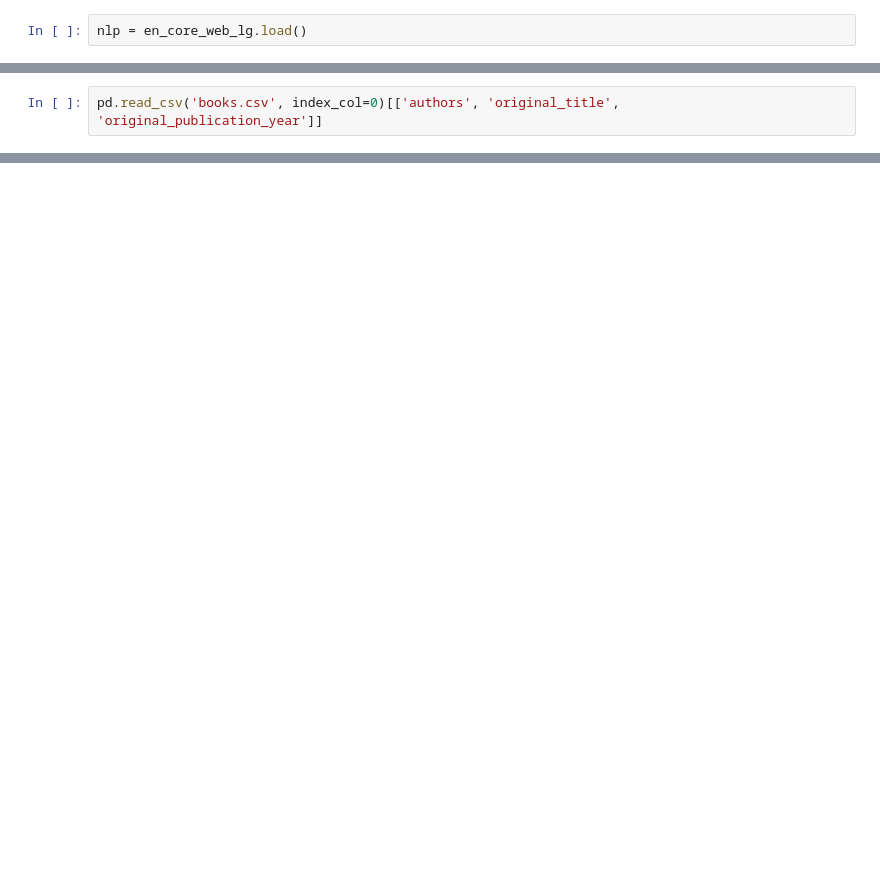
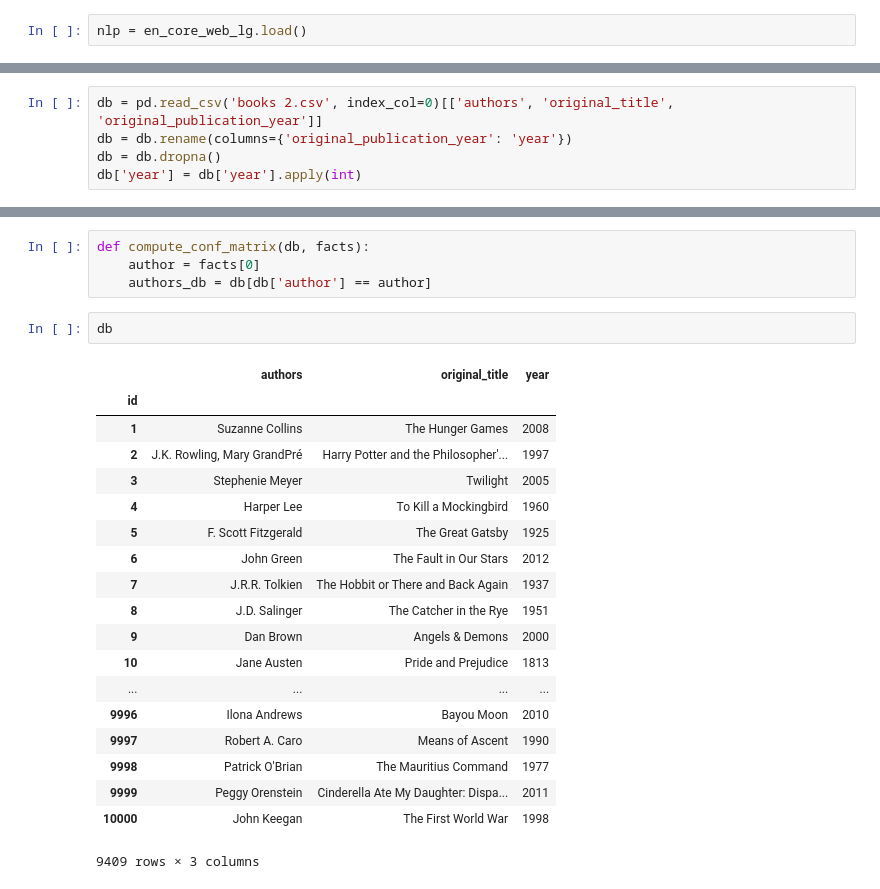
Before and after one commit to sudodoki/prj-nlp, a Jupyter notebook: students/SerhiiNechyporchuk/homework/04/Untitled.ipynb, the cells around one changed output, grey strips where cells are left out. Cells and saved outputs as stored; diff of their text form; blank space fills up the shorter version.

```diff
--- a/students/SerhiiNechyporchuk/homework/04/Untitled.ipynb
+++ b/students/SerhiiNechyporchuk/homework/04/Untitled.ipynb
@@ -32,3 +36,6 @@ dataset = [
 ]
 # %%
-pd.read_csv('books.csv', index_col=0)[['authors', 'original_title', 'original_publication_year']]
+db = pd.read_csv('books 2.csv', index_col=0)[['authors', 'original_title', 'original_publication_year']]
+db = db.rename(columns={'original_publication_year': 'year'})
+db = db.dropna()
+db['year'] = db['year'].apply(int)
@@ -168,0 +271,26 @@ snlp.annotate(dataset[0])
+# %%
+def compute_conf_matrix(db, facts):
+    author = facts[0]
+    authors_db = db[db['author'] == author]
+# %%
+db
+# %% [output]
+|  | authors | original_title | year |
+| id |  |  |  |
+| 1 | Suzanne Collins | The Hunger Games | 2008 |
+| 2 | J.K. Rowling, Mary GrandPré | Harry Potter and the Philosopher'... | 1997 |
+| 3 | Stephenie Meyer | Twilight | 2005 |
+| 4 | Harper Lee | To Kill a Mockingbird | 1960 |
+| 5 | F. Scott Fitzgerald | The Great Gatsby | 1925 |
+| 6 | John Green | The Fault in Our Stars | 2012 |
+| 7 | J.R.R. Tolkien | The Hobbit or There and Back Again | 1937 |
+| 8 | J.D. Salinger | The Catcher in the Rye | 1951 |
+| 9 | Dan Brown | Angels & Demons | 2000 |
+| 10 | Jane Austen | Pride and Prejudice | 1813 |
+| ... | ... | ... | ... |
+| 9996 | Ilona Andrews | Bayou Moon | 2010 |
+| 9997 | Robert A. Caro | Means of Ascent | 1990 |
+| 9998 | Patrick O'Brian | The Mauritius Command | 1977 |
+| 9999 | Peggy Orenstein | Cinderella Ate My Daughter: Dispa... | 2011 |
+| 10000 | John Keegan | The First World War | 1998 |
+9409 rows × 3 columns
```
Also changed, not shown: parts of 24 cells of this notebook.
